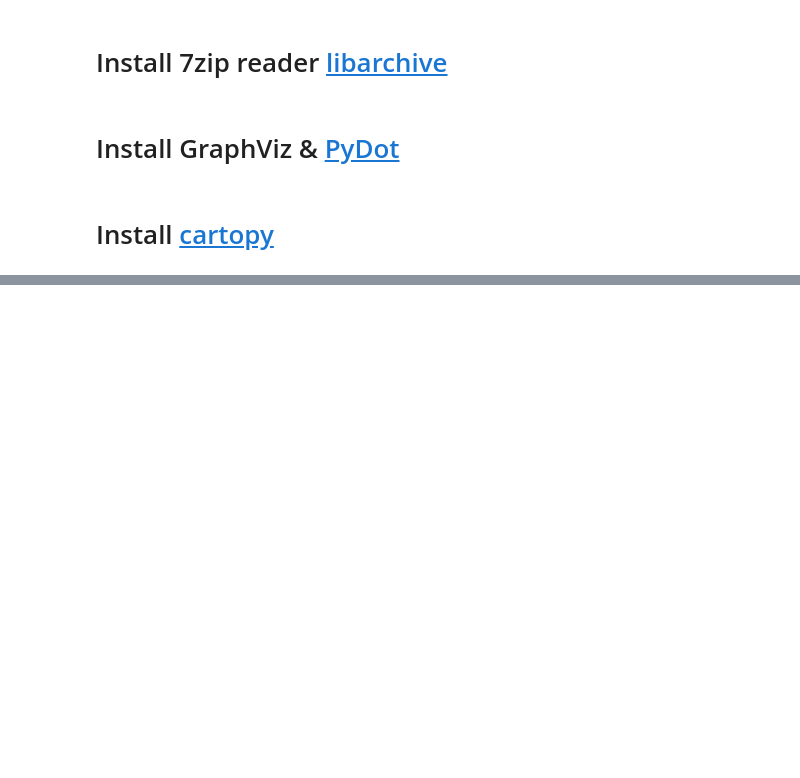
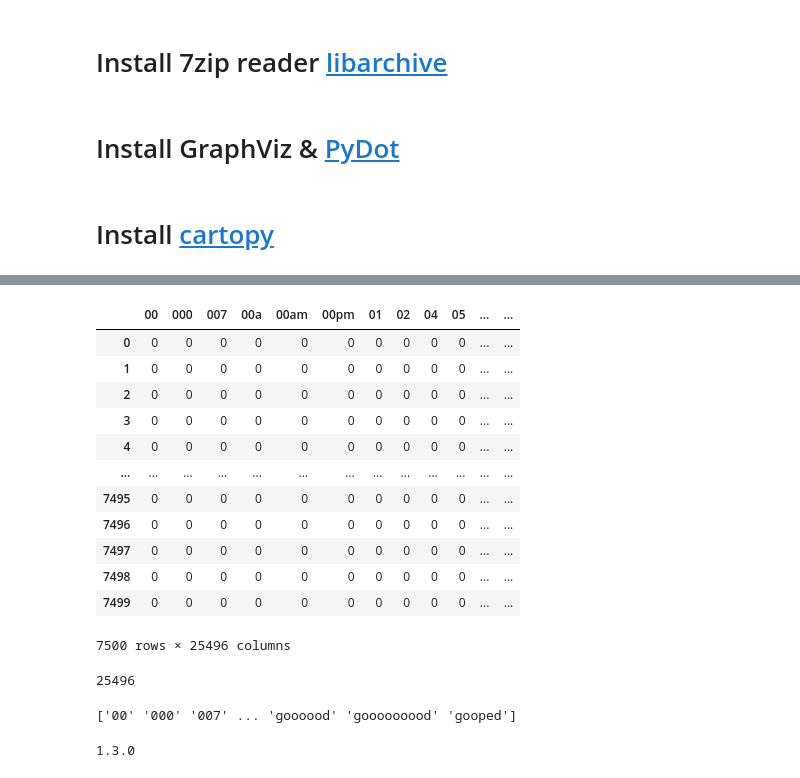
Before and after one commit to shivanginayak-bit/shivanginayak-bit, a Jupyter notebook: Snippets_Importing_libraries.ipynb, the cells around one changed output, grey strips where cells are left out. Drawn from its saved outputs; the diff is of its cells as text; code cells hidden in the pictures; blank space fills up the shorter version.

```diff
--- a/Snippets_Importing_libraries.ipynb
+++ b/Snippets_Importing_libraries.ipynb
@@ -431,0 +75,2 @@ ImportError: cannot import name 'elasticsearchDocumentStore' from 'haystack.docu
+# %%
+X_train,X_test,Y_train,Y_test=train_test_split(X,Y,random_state=1)
@@ -431,0 +100,4 @@ ImportError: cannot import name 'elasticsearchDocumentStore' from 'haystack.docu
+# %%
+vect= CountVectorizer(stop_words='english',lowercase=True)
+# %%
+vect.fit(X_train)
@@ -431,0 +110,2 @@ ImportError: cannot import name 'elasticsearchDocumentStore' from 'haystack.docu
+# %%
+X_train_dtm = vect.fit_transform(X_train)
@@ -431,0 +131,31 @@ ImportError: cannot import name 'elasticsearchDocumentStore' from 'haystack.docu
+# %%
+demo=pd.DataFrame(X_train_dtm.toarray())
+demo.columns=vect.get_feature_names_out()
+demo
+# %% [output]
+|  | 00 | 000 | 007 | 00a | 00am | 00pm | 01 | 02 | 04 | 05 | ... | ... |
+| 0 | 0 | 0 | 0 | 0 | 0 | 0 | 0 | 0 | 0 | 0 | ... | ... |
+| 1 | 0 | 0 | 0 | 0 | 0 | 0 | 0 | 0 | 0 | 0 | ... | ... |
+| 2 | 0 | 0 | 0 | 0 | 0 | 0 | 0 | 0 | 0 | 0 | ... | ... |
+| 3 | 0 | 0 | 0 | 0 | 0 | 0 | 0 | 0 | 0 | 0 | ... | ... |
+| 4 | 0 | 0 | 0 | 0 | 0 | 0 | 0 | 0 | 0 | 0 | ... | ... |
+| ... | ... | ... | ... | ... | ... | ... | ... | ... | ... | ... | ... | ... |
+| 7495 | 0 | 0 | 0 | 0 | 0 | 0 | 0 | 0 | 0 | 0 | ... | ... |
+| 7496 | 0 | 0 | 0 | 0 | 0 | 0 | 0 | 0 | 0 | 0 | ... | ... |
+| 7497 | 0 | 0 | 0 | 0 | 0 | 0 | 0 | 0 | 0 | 0 | ... | ... |
+| 7498 | 0 | 0 | 0 | 0 | 0 | 0 | 0 | 0 | 0 | 0 | ... | ... |
+| 7499 | 0 | 0 | 0 | 0 | 0 | 0 | 0 | 0 | 0 | 0 | ... | ... |
+7500 rows × 25496 columns
+# %%
+print(len(vect.get_feature_names_out()))
+# %% [output]
+25496
+# %%
+print(vect.get_feature_names_out()[0:10000])
+# %% [output]
+['00' '000' '007' ... 'goooood' 'gooooooood' 'gooped']
+# %%
+import sklearn
+print(sklearn.__version__)
+# %% [output]
+1.3.0
```
Also changed, not shown: parts of 54 cells of this notebook.
